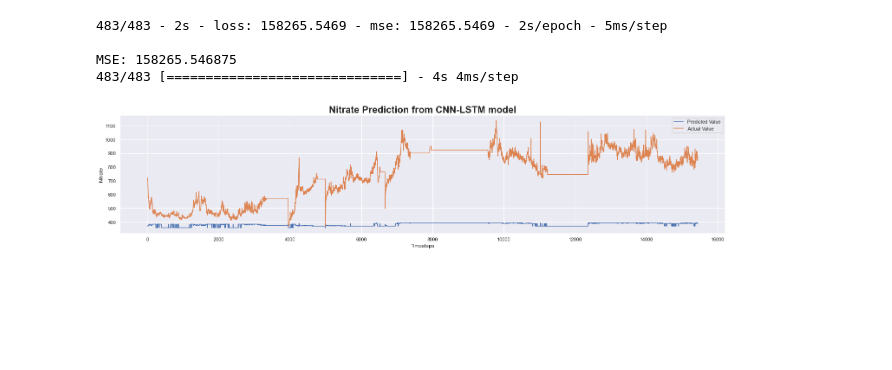
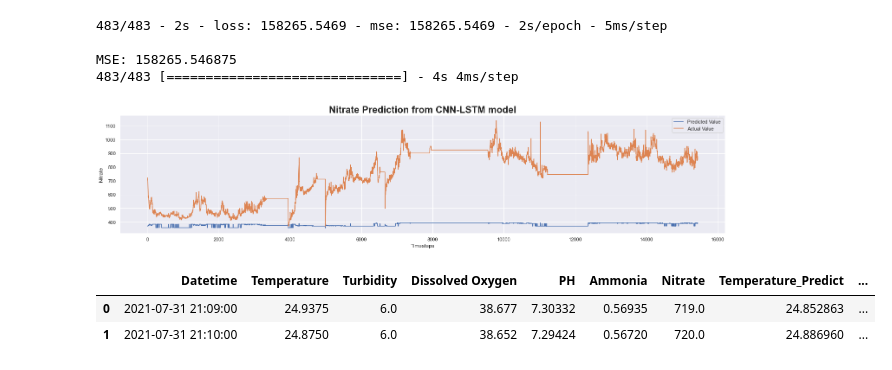
Before and after one commit to Arcpolar/MSAAI-530-03-SP23-Final-Project-TEAM6, a Jupyter notebook: Time Series Model Data/CNN_LSTM_Workbook.ipynb, the cells around one changed output. Drawn from its saved outputs; the diff is of its cells as text; code cells hidden in the pictures; blank space fills up the shorter version.

Commit message:
Update Combined Data

```diff
--- a/Time Series Model Data/CNN_LSTM_Workbook.ipynb
+++ b/Time Series Model Data/CNN_LSTM_Workbook.ipynb
@@ -1285,14 +1285,28 @@ MSE: 158265.546875
 # %%
 # Create new DataFrame with "cleaned_pond2" and append the predicted values to it for each timestep for each attribute
 
-combined_df = pd.read_csv('../Data/cleaned_pond2.csv')
+# Read in dataframe and skip the first 2 rows
+combined_df = pd.read_csv('../Data/val_df.csv', delimiter=',', low_memory=False, skiprows=3, header=None)
+
+# val_df.columns
+
+combined_df.columns = ['Datetime', 'Temperature', 'Turbidity', 'Dissolved Oxygen', 'PH',
+       'Ammonia', 'Nitrate']
+
+# combined_df.head()
+
+#  Create new column and shift down two rows
 combined_df["Temperature_Predict"] = pd.read_csv('./Predictions/temperature_predictions.csv')
 combined_df["PH_Predict"] = pd.read_csv('./Predictions/ph_predictions.csv')
 combined_df["Turbidity_Predict"] = pd.read_csv('./Predictions/turbidity_predictions.csv')
 combined_df["Dissolved Oxygen Predict"] = pd.read_csv('./Predictions/dissolvedOx_predictions.csv')
 combined_df["Ammonia_Predict"] = pd.read_csv('./Predictions/ammonia_predictions.csv')
 combined_df['Nitrate_Predict'] = pd.read_csv('./Predictions/nitrate_predictions.csv')
 
-# Export the combined DataFrame to a CSV file
-combined_df.to_csv('./Predictions/combined_pond.csv', index = None)
-combined_df.to_csv('../Data/combined_pond.csv', index = None)
+# # Export the combined DataFrame to a CSV file
+# combined_df.to_csv('./Predictions/combined_pond.csv', index = None)
+# combined_df.to_csv('../Data/combined_pond.csv', index = None)
+# %% [output]
+|  | Datetime | Temperature | Turbidity | Dissolved Oxygen | PH | Ammonia | Nitrate | Temperature_Predict | ... |
+| 0 | 2021-07-31 21:09:00 | 24.9375 | 6.0 | 38.677 | 7.30332 | 0.56935 | 719.0 | 24.852863 | ... |
+| 1 | 2021-07-31 21:10:00 | 24.8750 | 6.0 | 38.652 | 7.29424 | 0.56720 | 720.0 | 24.886960 | ... |
```
Also changed, not shown: parts of 2 cells of this notebook, 4 other files.
